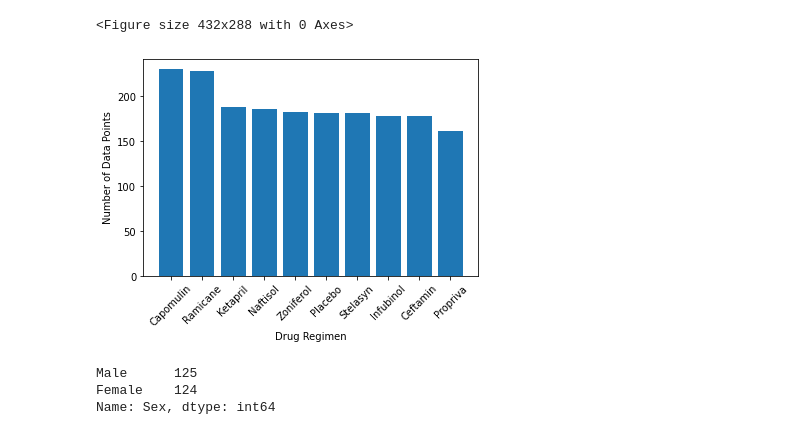
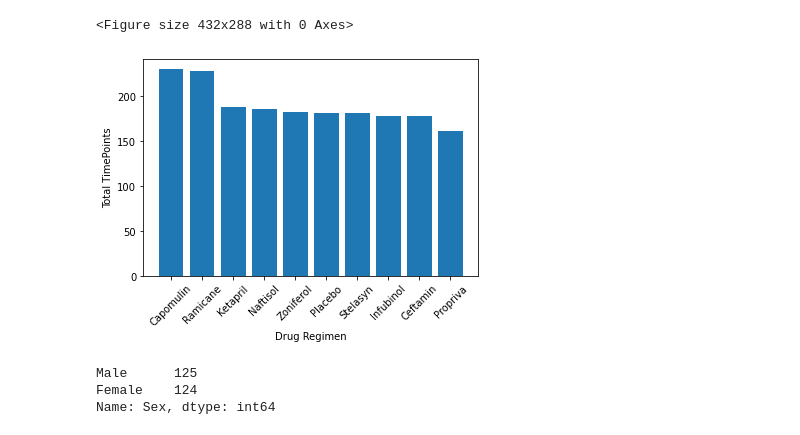
Before and after one commit to shannonkane90/MatplotlibHW, a Jupyter notebook: SK.ipynb, the cells around one changed output. Saved outputs shown, nothing was run; the diff lists cells and outputs as text; code cells hidden in the pictures.

```diff
--- a/SK.ipynb
+++ b/SK.ipynb
@@ -146,14 +147,14 @@ plt.tight_layout()
 # %%
 # Generate a bar plot showing the total number of timepoints for all mice tested for each drug regimen using pyplot.
 x_axis = combined_data["Drug Regimen"].value_counts().index
 y_axis = combined_data["Drug Regimen"].value_counts()
 plt.bar(x_axis, y_axis)
 plt.xticks(rotation=45)
-plt.ylabel("Number of Data Points")
+plt.ylabel("Total TimePoints")
 plt.xlabel("Drug Regimen")
 plt.show()
 # %% [output]
-[figure, old version]
+[figure, new version]
 # %%
 # Generate a pie plot showing the distribution of female versus male mice using Pandas
 
```
Also changed, not shown: parts of 12 cells of this notebook.
